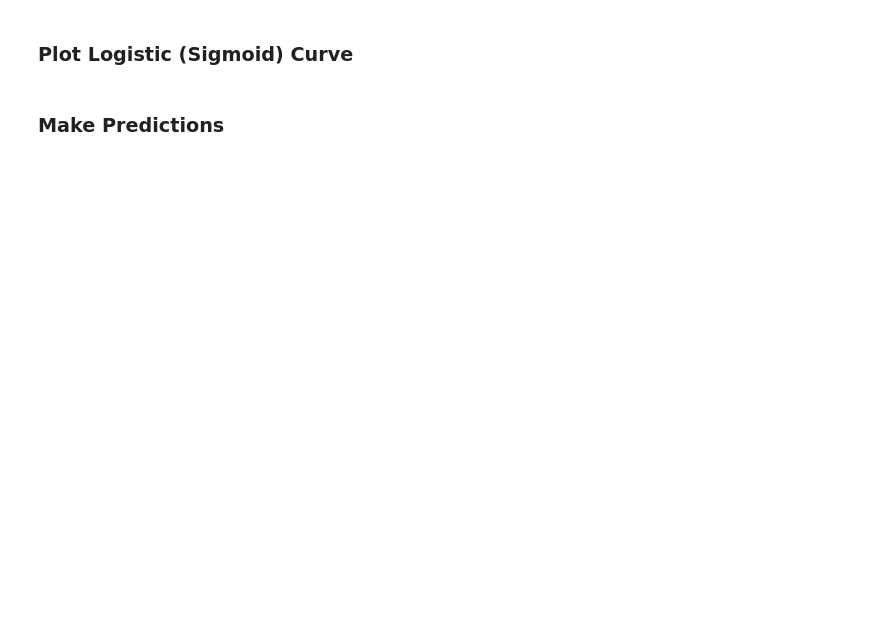
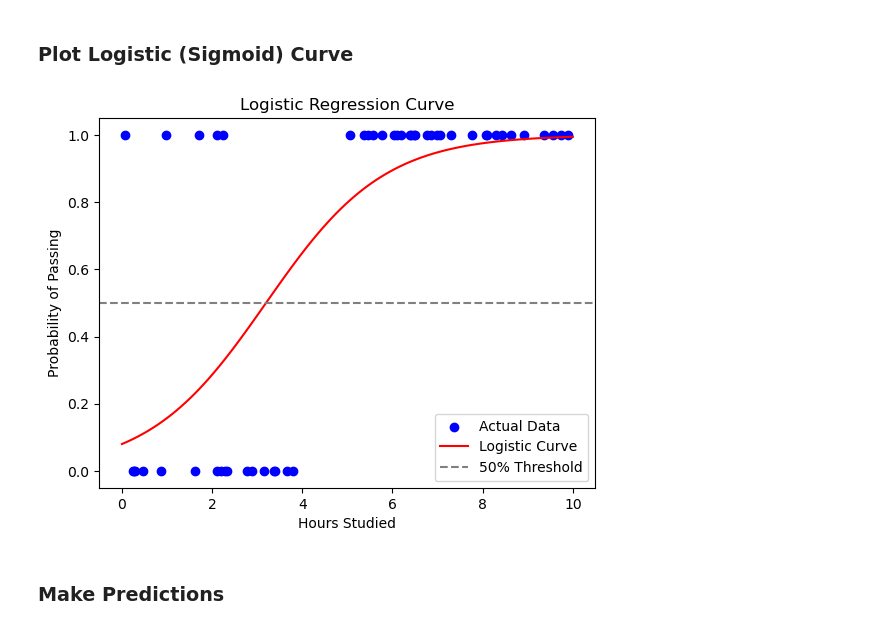
Before and after one commit to jcbarandon/Logistic-Regression-Student-Pass-Prediction, a Jupyter notebook: JUPYTER/group2.ipynb, the cells around one changed output. Drawn from its saved outputs; the diff is of its cells as text; code cells hidden in the pictures; blank space fills up the shorter version.

Commit message:
add threshold line

```diff
--- a/JUPYTER/group2.ipynb
+++ b/JUPYTER/group2.ipynb
@@ -36,19 +46,28 @@ model.fit(X, y)
 # %%
 # Create smooth range of hours
 hours_range = np.linspace(0, 10, 100).reshape(-1, 1)
 
+# Convert to DataFrame with the correct feature name to remove the warning
+X_range_df = pd.DataFrame(hours_range, columns=['Hours_Studied'])
+
 # Predict probabilities
-probabilities = model.predict_proba(hours_range)[:, 1]
+probabilities = model.predict_proba(X_range_df)[:, 1]
 
 # Plot
 plt.scatter(X, y, color="blue", label="Actual Data")
 plt.plot(hours_range, probabilities, color="red", label="Logistic Curve")
+
+# Add threshold line (0.5 probability)
+plt.axhline(0.5, color='gray', linestyle='--', label='50% Threshold')
+
 
 plt.xlabel("Hours Studied")
 plt.ylabel("Probability of Passing")
 plt.title("Logistic Regression Curve")
 plt.legend()
 plt.show()
+# %% [output]
+[figure, added]
 # %% [markdown]
 ### Make Predictions
 # %%
```
Also changed, not shown: parts of 6 cells of this notebook.
